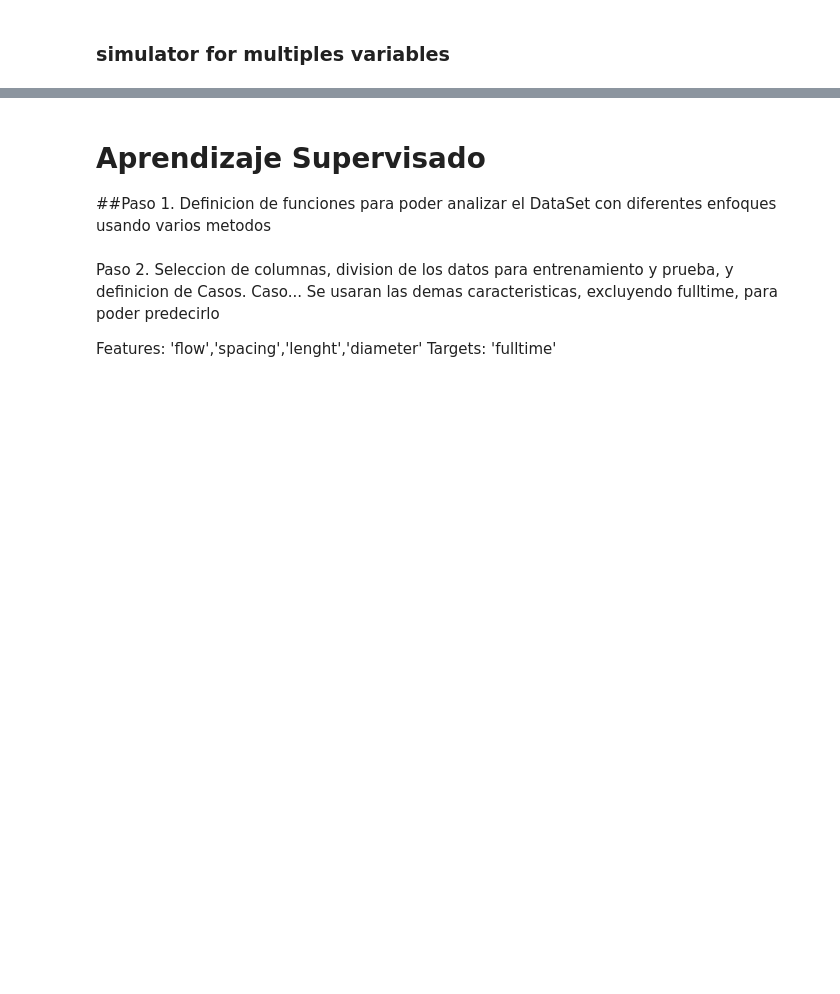
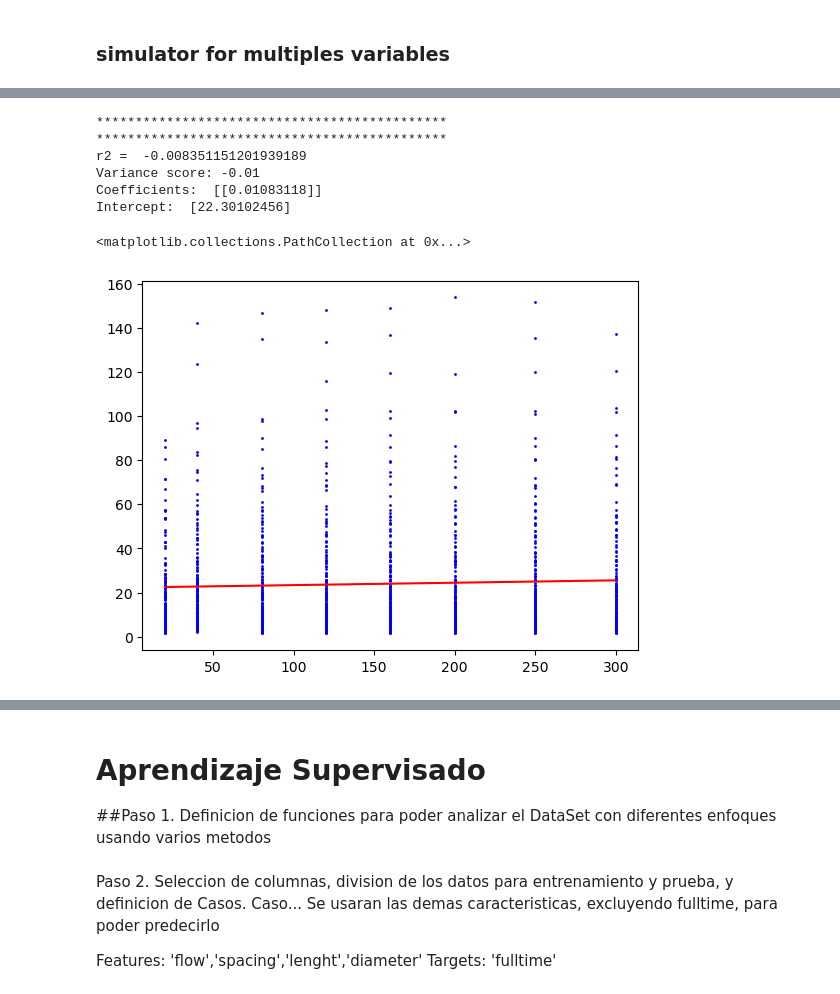
Before and after one commit to greko-guevara/travel_time_driplines, a Jupyter notebook: travelTime.ipynb, the cells around one changed output, grey strips where cells are left out. Saved outputs shown, nothing was run; the diff lists cells and outputs as text; code cells hidden in the pictures; blank space fills up the shorter version.

```diff
--- a/travelTime.ipynb
+++ b/travelTime.ipynb
@@ -238,0 +339,34 @@ dfout.to_csv('salida.csv')
+# %%
+# by lenght
+cdf = dfout[['length','time95']]
+msk = np.random.rand(len(dfout)) < 0.8
+train = cdf[msk]
+test= cdf[~msk]
+regr = linear_model.LinearRegression()
+train_x = np.asanyarray(train[['length']])
+train_y = np.asanyarray(train[['time95']])
+regr.fit (train_x, train_y)
+from sklearn.metrics import r2_score
+test_x = np.asanyarray(test[['length']])
+test_y = np.asanyarray(test[['time95']])
+test_y_ = regr.predict(test_x)
+# The coefficients
+print ("*********************************************")
+print ("*********************************************")
+r2=r2_score(test_y , test_y_)
+print ('r2 = ', r2)
+print('Variance score: %.2f' % regr.score(test_x, test_y))
+print ('Coefficients: ', regr.coef_)
+print ('Intercept: ',regr.intercept_)
+# Plot outputs
+plt.plot(train_x, regr.coef_[0][0]*train_x + regr.intercept_[0], '-r')
+plt.scatter(train.length, train.time95,  color='blue',s=1)
+# %% [output]
+*********************************************
+*********************************************
+r2 =  -0.008351151201939189
+Variance score: -0.01
+Coefficients:  [[0.01083118]]
+Intercept:  [22.30102456]
+<matplotlib.collections.PathCollection at 0x...>
+[figure, added]
```
Also changed, not shown: parts of 51 cells of this notebook.
